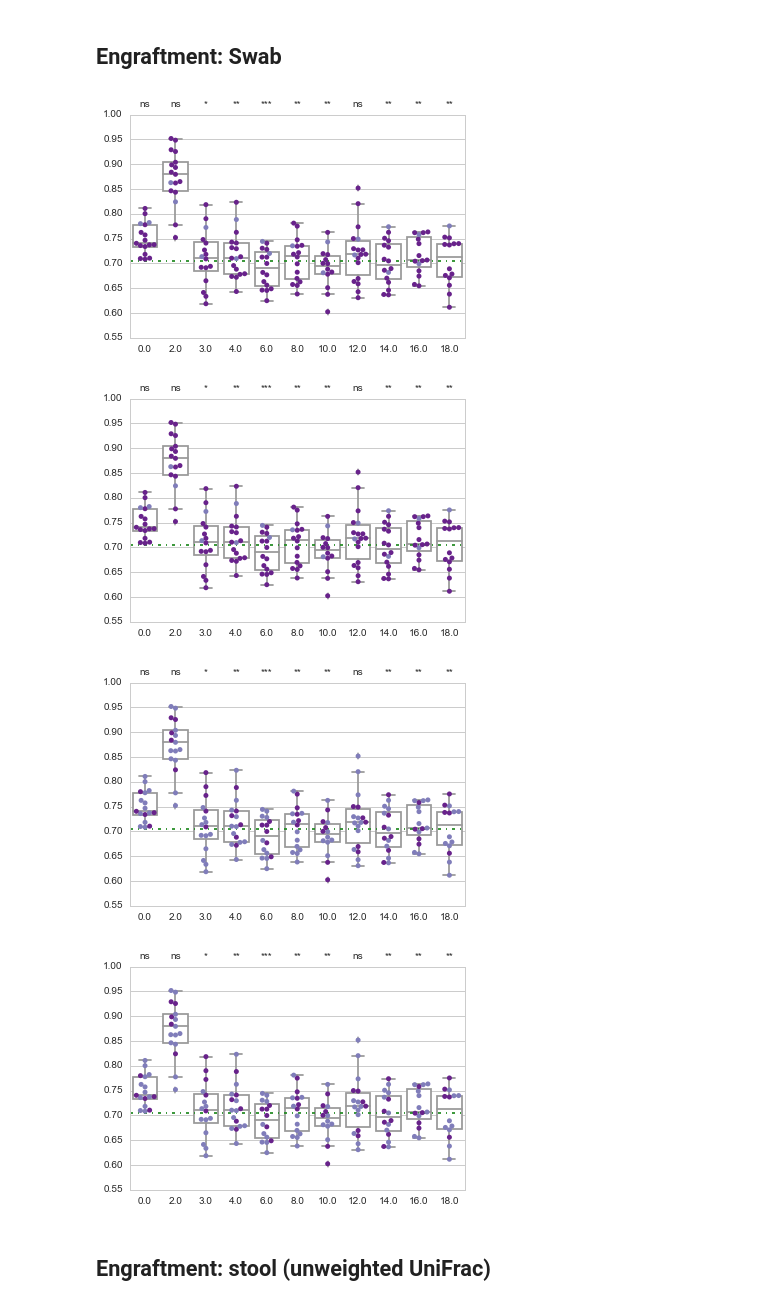
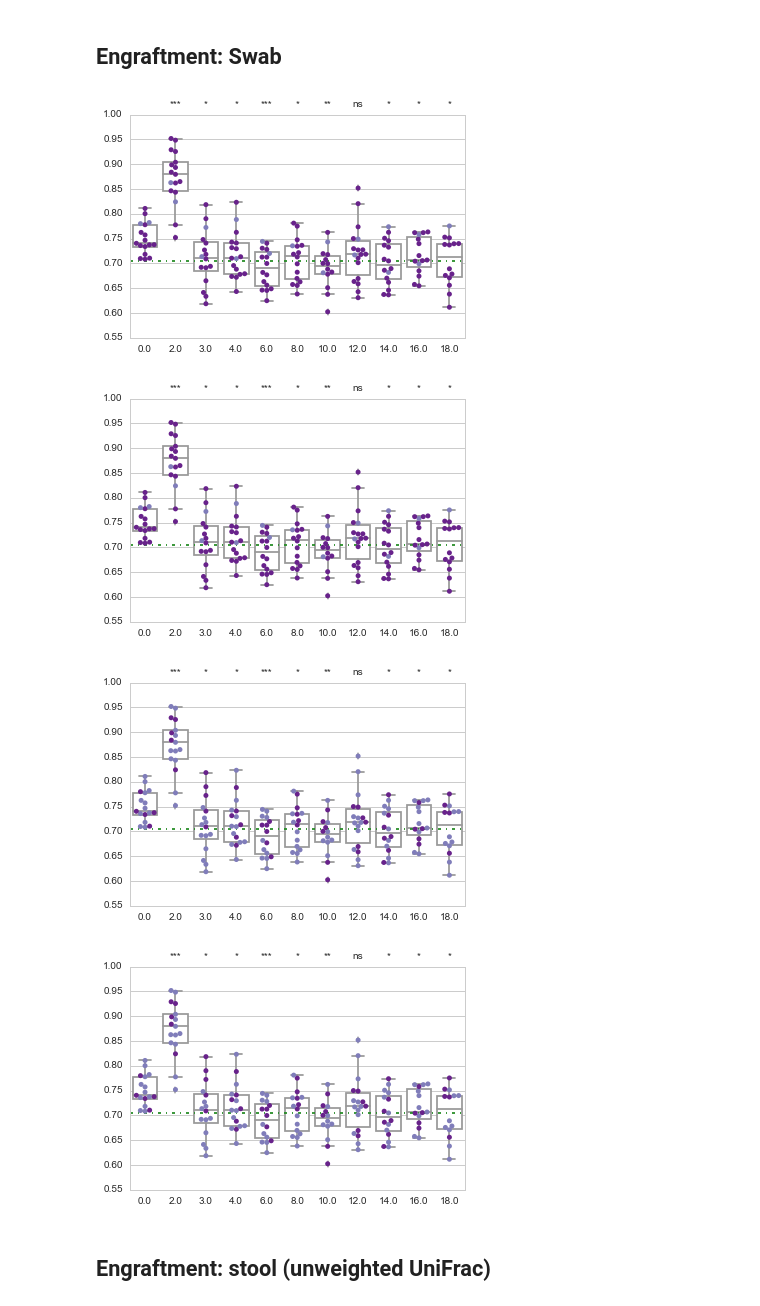
Before and after one commit to khemlalnirmalkar/autism-fmt1, a Jupyter notebook: engraftment.ipynb, the cells around one changed output. Saved outputs shown, nothing was run; the diff lists cells and outputs as text; code cells hidden in the pictures.

```diff
--- a/engraftment.ipynb
+++ b/engraftment.ipynb
@@ -132,18 +132,18 @@ asd.plot_week_data_with_stats(sample_md, sample_type='stool',
 ## Engraftment: Swab
 # %%
 asd.plot_week_data_with_stats(sample_md, sample_type='swab',
-                          metric='unweighted UniFrac to most relevant donor', hue='responder', one_tailed=True,
+                          metric='unweighted UniFrac to most relevant donor', hue='responder',
                           hide_donor_baseline=True, hide_control_baseline=True, dm=uu_dm)
 # %% [output]
-[figure, old version]
+[figure, new version]
-[figure, old version]
+[figure, new version]
 # %%
 asd.plot_week_data_with_stats(sample_md, sample_type='swab',
-                          metric='unweighted UniFrac to most relevant donor', hue='rectal_oral', one_tailed=True,
+                          metric='unweighted UniFrac to most relevant donor', hue='rectal_oral',
                           hide_donor_baseline=True, hide_control_baseline=True, dm=uu_dm)
 # %% [output]
-[figure, old version]
+[figure, new version]
-[figure, old version]
+[figure, new version]
 # %% [markdown]
 ## Engraftment: stool (unweighted UniFrac)
 # %%
```
Also changed, not shown: parts of 8 cells of this notebook, 2 other files.
